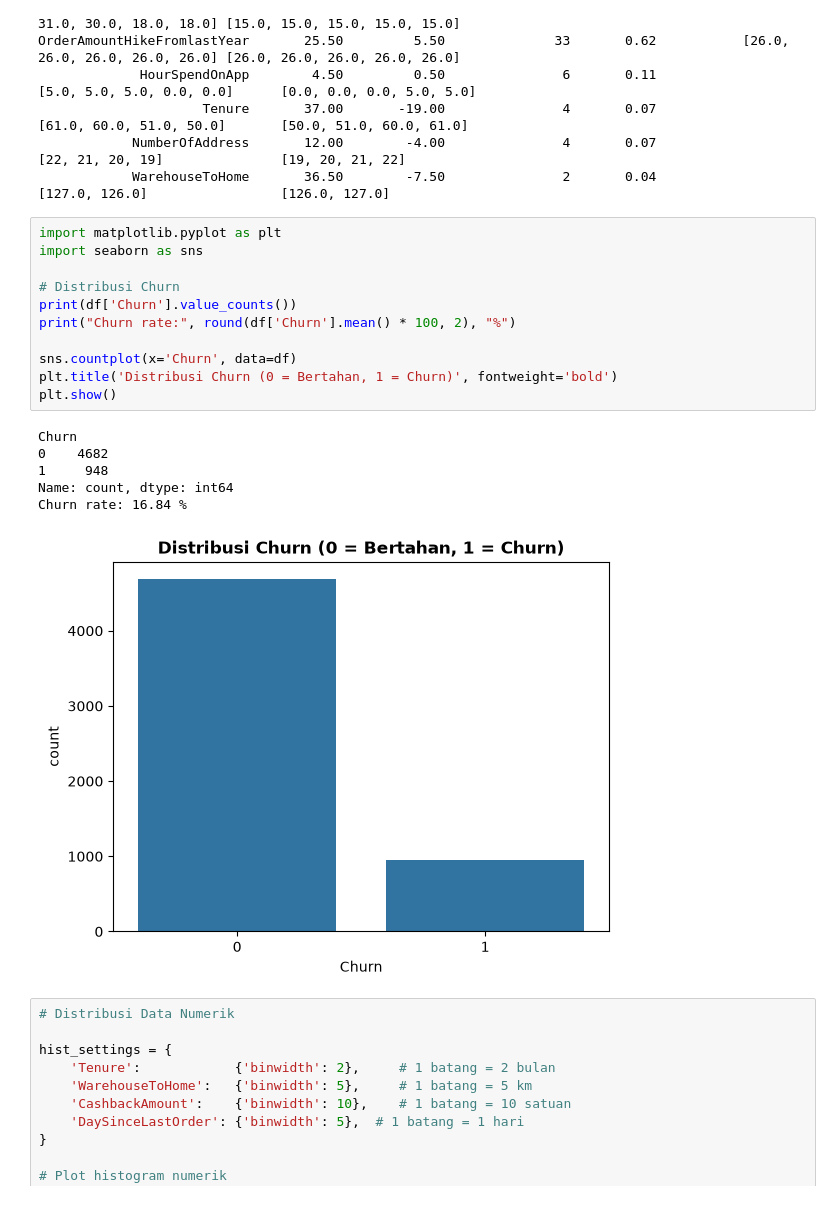
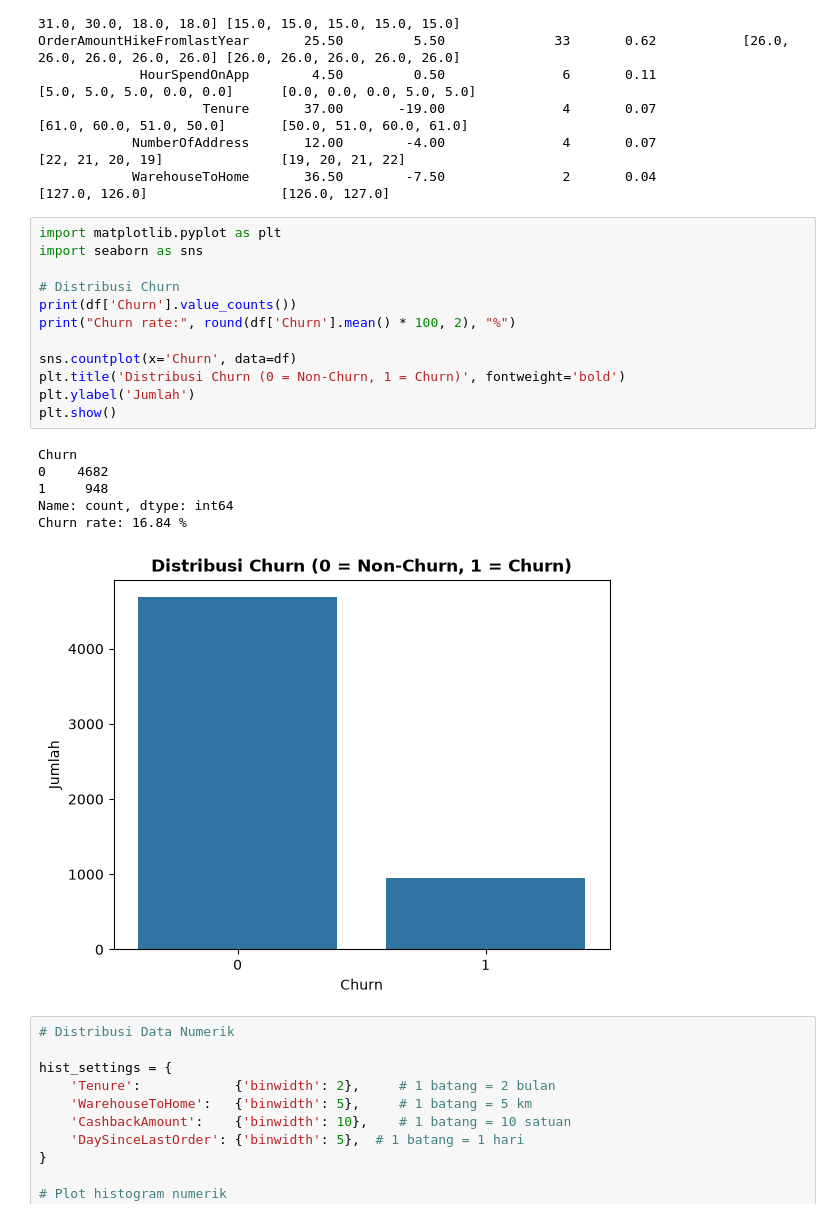
Before and after one commit to khalishaura/Churn-Prediction, a Jupyter notebook: Churn Prediction (2).ipynb, the cells around one changed output. Cells and saved outputs as stored; diff of their text form.

```diff
--- a/Churn Prediction (2).ipynb
+++ b/Churn Prediction (2).ipynb
@@ -205,21 +172,22 @@ OrderAmountHikeFromlastYear       25.50         5.50              33       0.62
 # %%
 import matplotlib.pyplot as plt
 import seaborn as sns
 
 # Distribusi Churn
 print(df['Churn'].value_counts())
 print("Churn rate:", round(df['Churn'].mean() * 100, 2), "%")
 
 sns.countplot(x='Churn', data=df)
-plt.title('Distribusi Churn (0 = Bertahan, 1 = Churn)', fontweight='bold')
+plt.title('Distribusi Churn (0 = Non-Churn, 1 = Churn)', fontweight='bold')
+plt.ylabel('Jumlah')
 plt.show()
 # %% [output]
 Churn
 0    4682
 1     948
 Name: count, dtype: int64
 Churn rate: 16.84 %
-[figure, old version]
+[figure, new version]
 # %%
 # Distribusi Data Numerik
 
```
Also changed, not shown: parts of 4 cells of this notebook.
